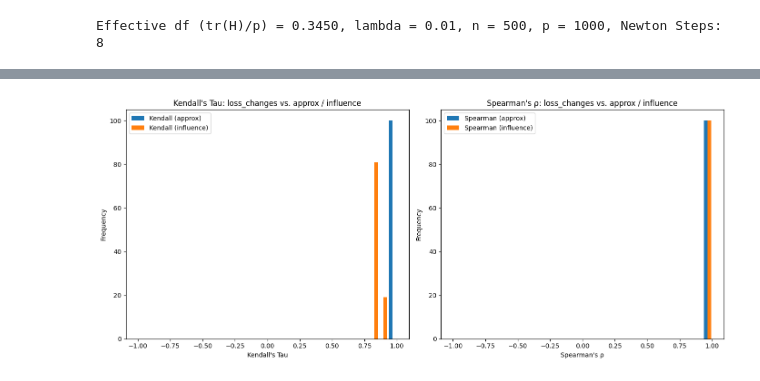
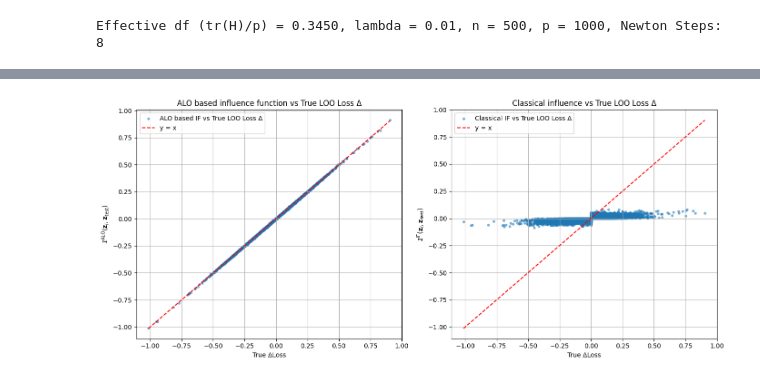
Before and after one commit to RadSpiral/corrected-influence-functions, a Jupyter notebook: Influence_Functions.ipynb, the cells around one changed output, grey strips where cells are left out. Cells and saved outputs as stored; diff of their text form; code cells hidden in the pictures.

```diff
--- a/Influence_Functions.ipynb
+++ b/Influence_Functions.ipynb
@@ -138,15 +133,15 @@ for i in range(n):
     loss_tilde_i = -y_new * logits_tilde_i + np.log(1 + np.exp(logits_tilde_i))
     approx_loss_changes[i, :] = loss_tilde_i - loss_full
 
-    # Influence estimates on test loss
+    # Classical Influence estimates on test loss
     for j in range(m):
         p_new = probs_new[j]
         grad_test = (p_new - y_new[j]) * X_new[j]
         beta_influence_i = beta_hat + hessian_matrix_inv @ grad_i
         logit_influence_i = X_new[j] @ beta_influence_i
         loss_influence_i = -y_new[j] * logit_influence_i + np.log(1 + np.exp(logit_influence_i))
-        influence_values[i, j] = loss_influence_i - loss_full[j]
-        #influence_values[i, j] = grad_test @ hessian_matrix_inv @ grad_i
+        #influence_values[i, j] = loss_influence_i - loss_full[j] # wrapping the loss around it
+        influence_values[i, j] = grad_test @ hessian_matrix_inv @ grad_i
 
     # Optionally print summary stats per training point
     print(f"Point {i:4d}: ΔLoss = {loss_changes[i,1]:7.4f},  ΔLoss_tilde = {approx_loss_changes[i,1]:7.4f}, Influence = {influence_values[i,1]:9.5f}, Steps = {steps:2d}")
@@ -172,6 +167,8 @@ Point  499: ΔLoss = -0.0007,  ΔLoss_tilde = -0.0007, Influence =  -0.00062, St
 import numpy as np
 from scipy.stats import kendalltau, spearmanr
 import matplotlib.pyplot as plt
+#plt.rcParams['text.usetex'] = False  # Set to True if using full LaTeX setup
+
 
 # Prepare storage
 kendall_tilde_values = []
@@ -205,49 +202,20 @@ kendall_infl_values = np.array(kendall_infl_values)
 spearman_tilde_values = np.array(spearman_tilde_values)
 spearman_infl_values = np.array(spearman_infl_values)
 
-# Plot histograms
-fig, axes = plt.subplots(1, 2, figsize=(14, 6))
-bins = np.linspace(-1, 1, 30)
-bin_centers = (bins[:-1] + bins[1:]) / 2
-width = (bins[1] - bins[0]) * 0.4
 
-# Kendall's Tau
-hist_k_tilde, _ = np.histogram(kendall_tilde_values, bins=bins)
-hist_k_infl, _ = np.histogram(kendall_infl_values, bins=bins)
-axes[0].bar(bin_centers - width/2, hist_k_tilde, width=width, label="Kendall (approx)")
-axes[0].bar(bin_centers + width/2, hist_k_infl, width=width, label="Kendall (influence)")
-axes[0].set_title("Kendall's Tau: loss_changes vs. approx / influence")
-axes[0].set_xlabel("Kendall's Tau")
-axes[0].set_ylabel("Frequency")
-axes[0].legend()
 
-# Spearman's Rho
-hist_s_tilde, _ = np.histogram(spearman_tilde_values, bins=bins)
-hist_s_infl, _ = np.histogram(spearman_infl_values, bins=bins)
-axes[1].bar(bin_centers - width/2, hist_s_tilde, width=width, label="Spearman (approx)")
-axes[1].bar(bin_centers + width/2, hist_s_infl, width=width, label="Spearman (influence)")
-axes[1].set_title("Spearman's ρ: loss_changes vs. approx / influence")
-axes[1].set_xlabel("Spearman's ρ")
-axes[1].set_ylabel("Frequency")
-axes[1].legend()
+# Mean and standard deviation for Kendall's Tau
 
-plt.tight_layout()
-plt.show()
+def print_mean_std(name, data):
+    mean = np.mean(data)
+    std = np.std(data)
+    print(f"{name}:")
+    print(f"  Mean = {mean:.4f}")
+    print(f"  Std  = {std:.4f}\n")
 
-# 5-number summaries
-def print_five_number_summary(name, data):
-    q1, median, q3 = np.percentile(data, [25, 50, 75])
-    print(f"{name}:")
-    print(f"  Min   = {np.min(data):.4f}")
-    print(f"  Q1    = {q1:.4f}")
-    print(f"  Median= {median:.4f}")
-    print(f"  Q3    = {q3:.4f}")
-    print(f"  Max   = {np.max(data):.4f}\n")
+print_mean_std("Kendall's Tau (approx)", kendall_tilde_values)
+print_mean_std("Kendall's Tau (influence)", kendall_infl_values)
 
-print_five_number_summary("Kendall's Tau (approx)", kendall_tilde_values)
-print_five_number_summary("Kendall's Tau (influence)", kendall_infl_values)
-print_five_number_summary("Spearman's Rho (approx)", spearman_tilde_values)
-print_five_number_summary("Spearman's Rho (influence)", spearman_infl_values)
 
 # === Add Scatter Plots ===
 fig, axes = plt.subplots(1, 2, figsize=(14, 6))
@@ -259,23 +227,51 @@ influence = influence_values.flatten()
 line = np.linspace(np.min(exact), np.max(exact), 100)
 
 # Scatter: Approx vs True
-axes[0].scatter(exact, tilde, s=10, alpha=0.5, label="Approx vs True")
+axes[0].scatter(exact, tilde, s=10, alpha=0.5, label="ALO based IF vs True LOO Loss Δ")
 axes[0].plot(line, line, color='red', linestyle='--', label='y = x')
 axes[0].grid(True)
-axes[0].set_title("Approx. vs True LOO Loss Δ")
+axes[0].set_title("ALO based influence function vs True LOO Loss Δ")
 axes[0].set_xlabel("True ΔLoss")
-axes[0].set_ylabel("Approx ΔLoss")
+axes[0].set_ylabel(r"$\mathcal{I}^{\text{ALO}}(\mathbf{z}_i, \mathbf{z}_{\text{test}})$")
 axes[0].legend()
 
 # Scatter: Influence vs True
-axes[1].scatter(exact, influence, s=10, alpha=0.5, label="Influence vs True")
+axes[1].scatter(exact, influence, s=10, alpha=0.5, label="Classical IF vs True LOO Loss Δ")
 axes[1].plot(line, line, color='red', linestyle='--', label='y = x')
 axes[1].grid(True)
-axes[1].set_title("Influence vs True LOO Loss Δ")
+axes[1].set_title("Classical influence vs True LOO Loss Δ")
 axes[1].set_xlabel("True ΔLoss")
-axes[1].set_ylabel("Influence ΔLoss")
+axes[1].set_ylabel(r"$\mathcal{I}^{\text{IF}}(\mathbf{z}_i, \mathbf{z}_{\text{test}})$")
 axes[1].legend()
+
 
 plt.tight_layout()
 plt.show()
+
+# Convert to arrays (if not already)
+kendall_tilde = np.array(kendall_tilde_values)
+kendall_infl = np.array(kendall_infl_values)
+
+# Define function for five-number summary
+def five_number_summary(x):
+    return {
+        "Min": np.min(x),
+        "Q1": np.percentile(x, 25),
+        "Median": np.median(x),
+        "Q3": np.percentile(x, 75),
+        "Max": np.max(x)
+    }
+
+# Compute summaries
+summary_tilde = five_number_summary(kendall_tilde)
+summary_infl = five_number_summary(kendall_infl)
+
+# Print results
+print("\nFive-number summary of Kendall's tau (Tilde):")
+for k, v in summary_tilde.items():
+    print(f"{k:>6}: {v:.4f}")
+
+print("\nFive-number summary of Kendall's tau (Influence):")
+for k, v in summary_infl.items():
+    print(f"{k:>6}: {v:.4f}")
 # %% [output]
@@ -282 +285 @@ plt.show()
-[figure, old version]
+[figure, new version]
```
Also changed, not shown: parts of 5 cells of this notebook.
